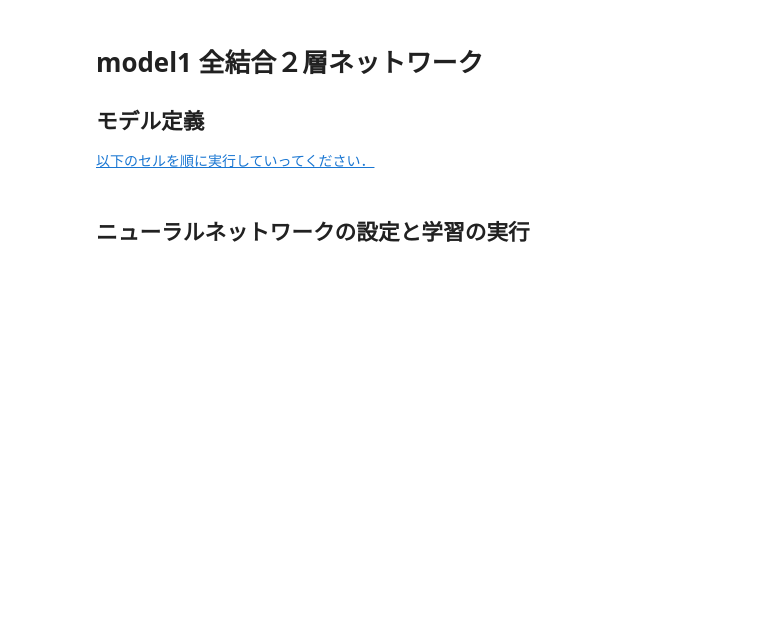
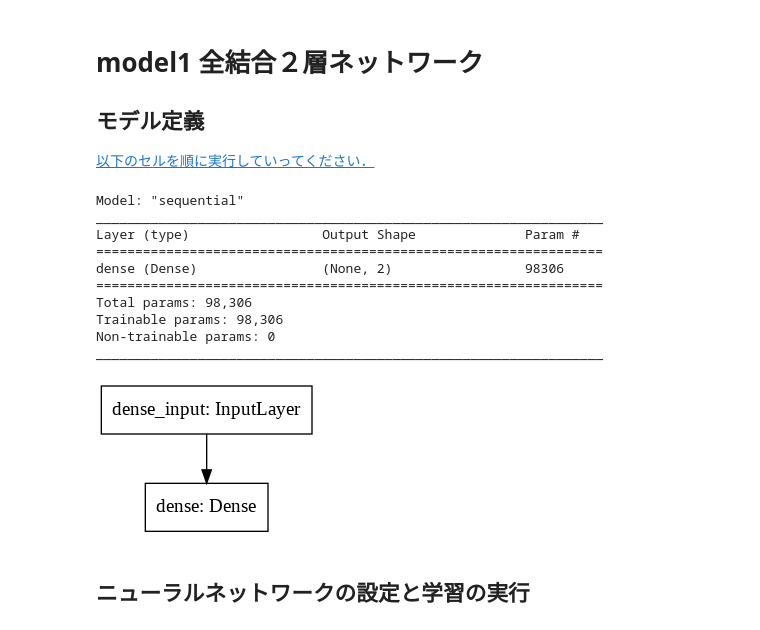
Before and after one commit to aquapathos/MLLesson, a Jupyter notebook: ML08 一般物体認識/AIChallenge/002_学習と識別.ipynb, the cells around one changed output. Saved outputs shown, nothing was run; the diff lists cells and outputs as text; code cells hidden in the pictures; blank space fills up the shorter version.

```diff
--- a/ML08 一般物体認識/AIChallenge/002_学習と識別.ipynb
+++ b/ML08 一般物体認識/AIChallenge/002_学習と識別.ipynb
@@ -138,30 +154,43 @@ print(ytrain,ytest)
 # %%
 # tensorflow2.x を前提としている。1.x の場合、tensorflow.keras を ただの keras に変える。
 from sklearn.model_selection import train_test_split
 from tensorflow import keras
 from tensorflow.keras.models import Sequential
-from tensorflow.keras.layers  import Input, Activation, Dropout, Dense, Conv2D, MaxPooling2D, Flatten
+from tensorflow.keras.layers  import Input, Activation, Dropout, Dense, Conv2D, MaxPooling2D, Flatten, GlobalAveragePooling2D
 from tensorflow.keras import optimizers
 from tensorflow.keras.optimizers import Adam
 from tensorflow.keras.utils import plot_model
 from tensorflow.keras.callbacks import EarlyStopping, CSVLogger,TensorBoard
 
 SIZE = 128
 
 # 変数の宣言
 CLASSES= len(CATALIST)  #  カテゴリ数　ここでは　2
 DATASIZE = SIZE *  SIZE * 3
 
 # Model 1
-model1 = Sequential()
-model1.add(Dense(CLASSES, activation='softmax', input_shape=(DATASIZE,)))
+model1 = Sequential([
+    Dense(CLASSES, activation='softmax', input_shape=(DATASIZE,))
+])
 
 model1.summary()
 
 from IPython.display import Image, display_png
 #学習モデル図の作成
 plot_model(model1, to_file='model1.png')
 display_png(Image('model1.png'))
+# %% [output]
+Model: "sequential"
+_________________________________________________________________
+Layer (type)                 Output Shape              Param #
+=================================================================
+dense (Dense)                (None, 2)                 98306
+=================================================================
+Total params: 98,306
+Trainable params: 98,306
+Non-trainable params: 0
+_________________________________________________________________
+[figure, added]
 # %% [markdown]
 ## ニューラルネットワークの設定と学習の実行
 # %%
```
Also changed, not shown: parts of 60 cells of this notebook, 3 other files.
